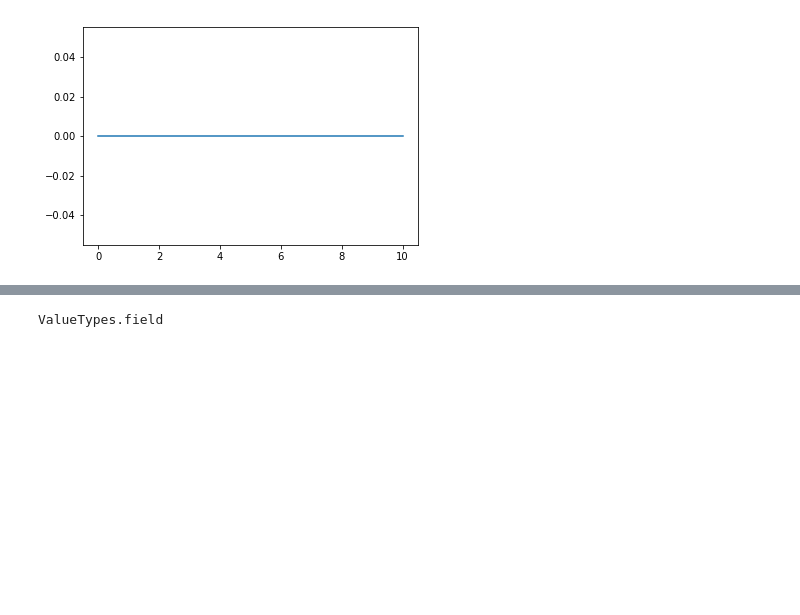
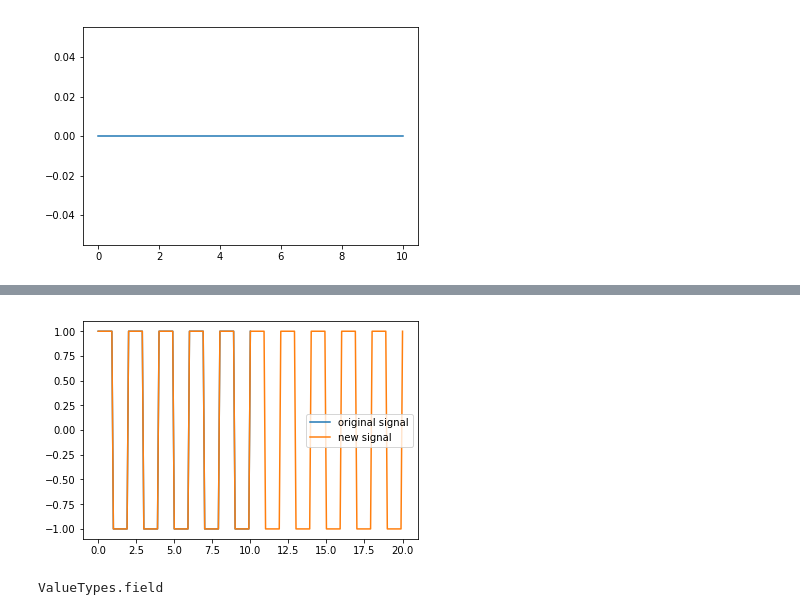
Before and after one commit to bhokansonfasig/pyrex, a Jupyter notebook: Code Examples.ipynb, the cells around one changed output, grey strips where cells are left out. Cells and saved outputs as stored; diff of their text form; code cells hidden in the pictures; blank space fills up the shorter version.

```diff
--- a/Code Examples.ipynb
+++ b/Code Examples.ipynb
@@ -121,3 +133,12 @@ plt.show()
+# %%
+new_times = np.linspace(0, 20, num=201)
+long_square_signal = square_signal.with_times(new_times)
+plt.plot(square_signal.times, square_signal.values, label="original signal")
+plt.plot(long_square_signal.times, long_square_signal.values, label="new signal")
+plt.legend()
+plt.show()
+# %% [output]
+[figure, added]
 # %%
 time_array = np.linspace(-10e-9, 40e-9, 1001)
 neutrino_energy = 1e8 # GeV
```
Also changed, not shown: parts of 7 cells of this notebook, 5 other files.
